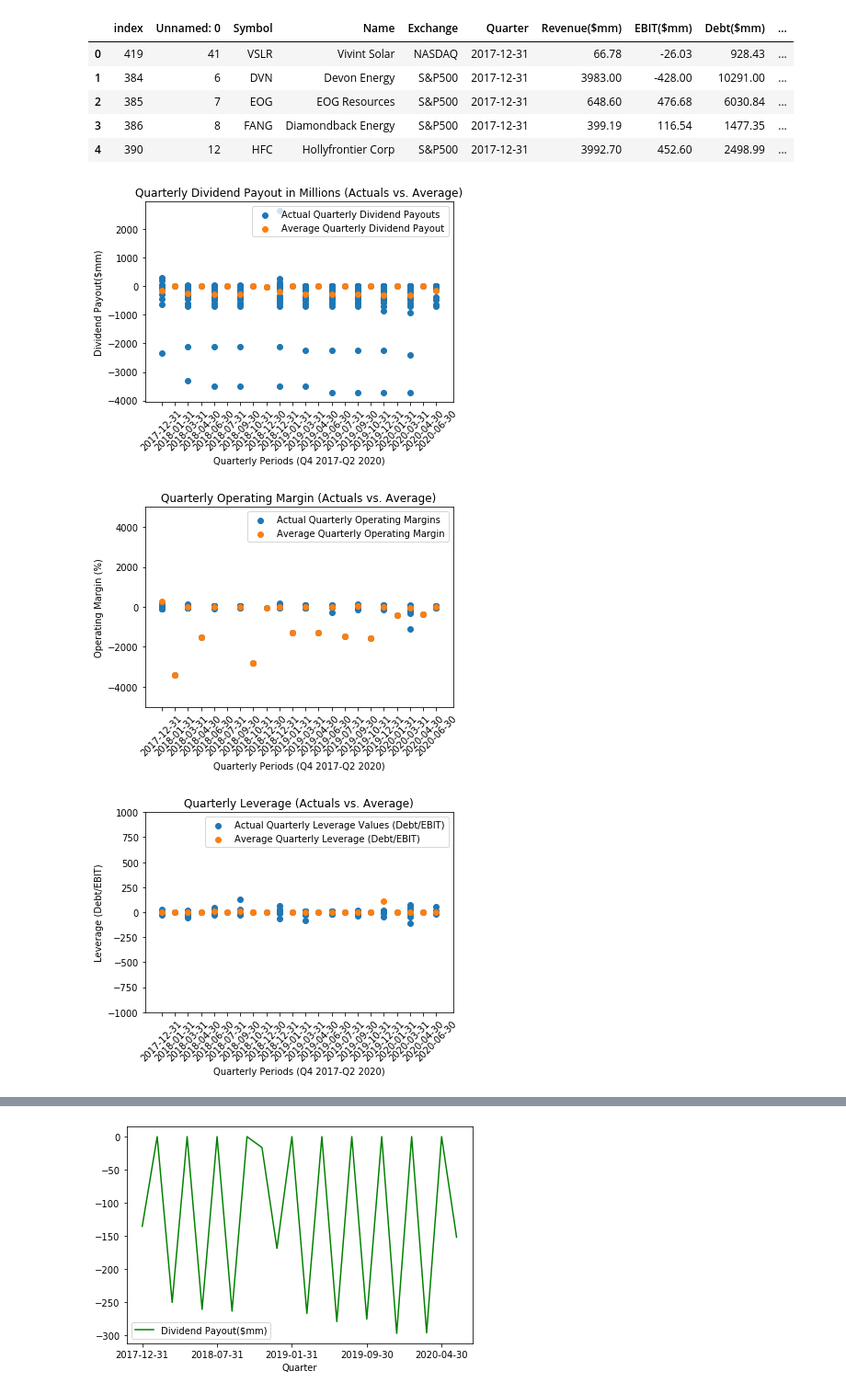
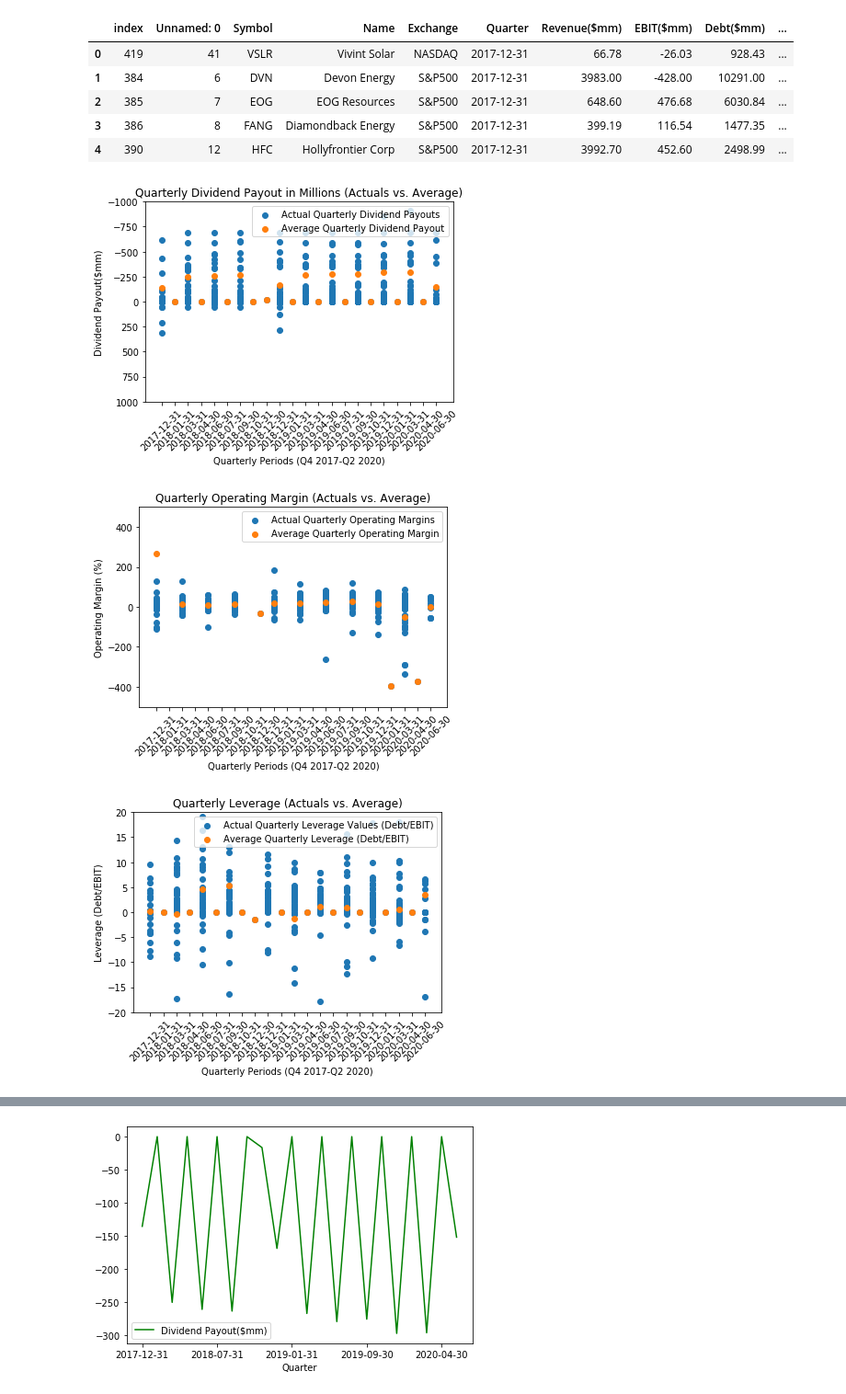
Before and after one commit to dsc55704973/project_one, a Jupyter notebook: developer/Daniel Carrillo's Work/visualizations_.ipynb, the cells around one changed output, grey strips where cells are left out. Shown at 92% size. Cells and saved outputs as stored; diff of their text form; code cells hidden in the pictures.

```diff
--- a/developer/Daniel Carrillo's Work/visualizations_.ipynb
+++ b/developer/Daniel Carrillo's Work/visualizations_.ipynb
@@ -66,11 +66,12 @@ plt.ylabel("Dividend Payout($mm)")
 plt.title("Quarterly Dividend Payout in Millions (Actuals vs. Average)")
 plt.legend(loc='upper right')
 plt.xticks(rotation=45)
+plt.ylim(1000,-1000)
 
 # save output
 plt.savefig("../dividend_payout_per_quarter.png")
 # %% [output]
-[figure, old version]
+[figure, new version]
 # %%
 # operating margin per quarter visualization
 x_values = df['Quarter']
@@ -88,35 +89,35 @@ plt.ylabel("Operating Margin (%)")
 plt.title("Quarterly Operating Margin (Actuals vs. Average)")
 plt.legend(loc='upper right')
 plt.xticks(rotation=45)
-plt.ylim(-5000,5000)
+plt.ylim(-500,500)
 
 # save output
 plt.savefig("../operating_margin_per_quarter.png")
 # %% [output]
-[figure, old version]
+[figure, new version]
 # %%
 # leverage per quarter visualization
 x_values = df['Quarter']
 y_values = df['Leverage (Debt/EBIT)']
 plt.scatter(x_values, y_values, label="Actual Quarterly Leverage Values (Debt/EBIT)")
 
 # average leverage per quarter visualization
 x_values = quarterly_data['Quarter']
 y_values = quarterly_data['Average Quarterly Leverage Ratio']
 plt.scatter(x_values, y_values, label="Average Quarterly Leverage (Debt/EBIT)")
 
 # formatting
 plt.xlabel("Quarterly Periods (Q4 2017-Q2 2020)")
 plt.ylabel("Leverage (Debt/EBIT)")
 plt.title("Quarterly Leverage (Actuals vs. Average)")
 plt.legend(loc='upper right')
 plt.xticks(rotation=45)
-plt.ylim(-1000,1000)
+plt.ylim(-20,20)
 
 # save output
 plt.savefig("../leverage_per_quarter.png")
 # %% [output]
-[figure, old version]
+[figure, new version]
 # %%
 # EBIT payout per quarter visualization
 x_values = df['Quarter']
```
Also changed, not shown: parts of 1 cell of this notebook, 4 other files.
